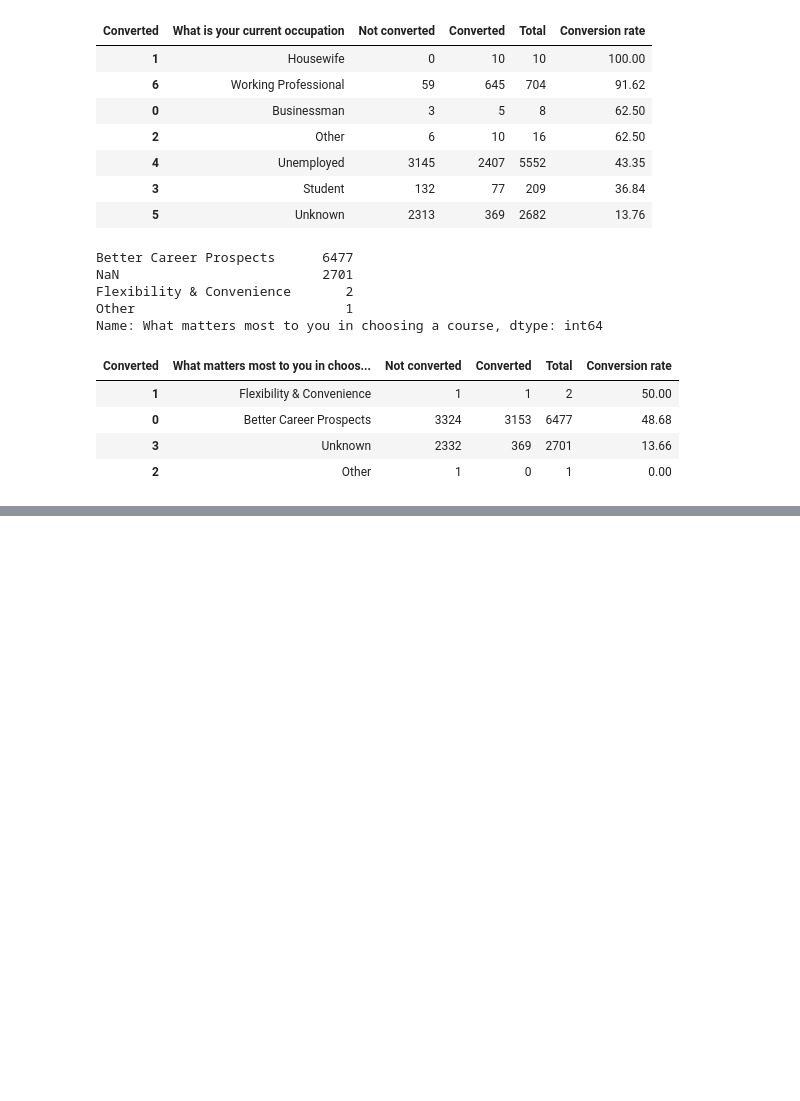
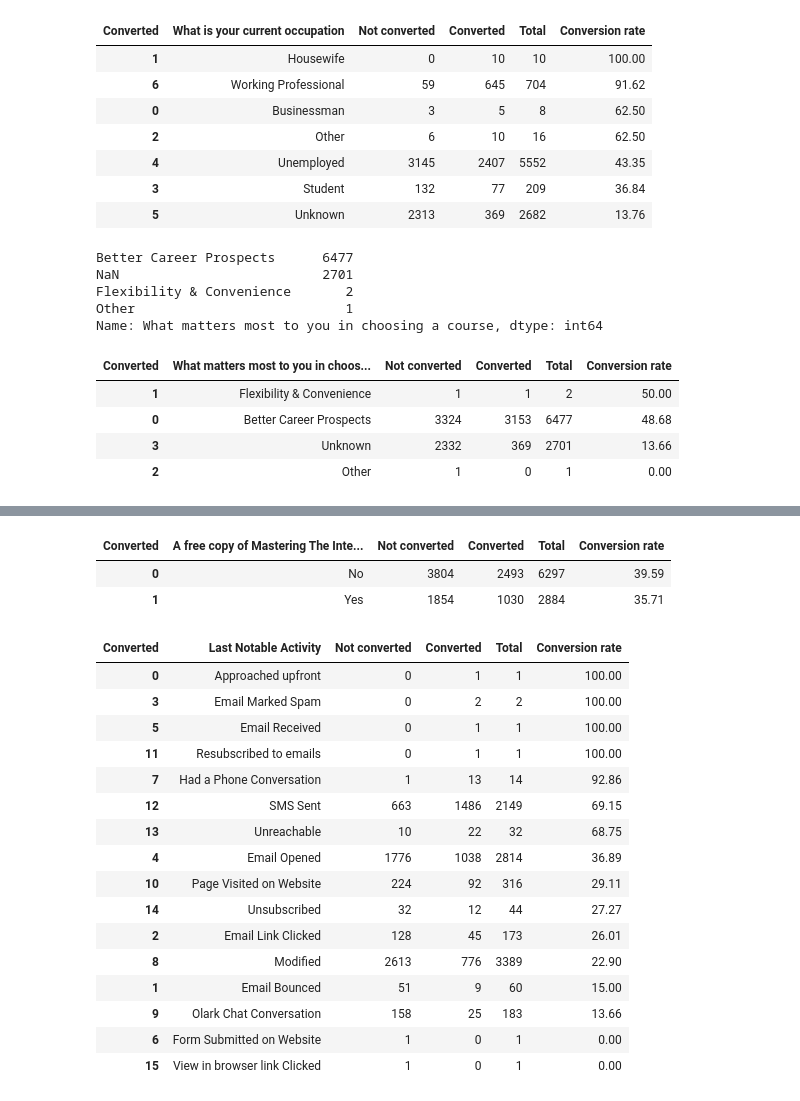
Before and after one commit to hyunjun33/Funnel_Analysis, a Jupyter notebook: Acquisition Analysis.ipynb, the cells around one changed output, grey strips where cells are left out. Drawn from its saved outputs; the diff is of its cells as text; code cells hidden in the pictures; blank space fills up the shorter version.

```diff
--- a/Acquisition Analysis.ipynb
+++ b/Acquisition Analysis.ipynb
@@ -519,0 +655,3 @@ df["Lead Quality"].value_counts(dropna=False)
+# %%
+df["Asymmetrique Activity Score"] = df["Asymmetrique Activity Score"].fillna("Unknown")
+conversion_rate(df, "Asymmetrique Activity Score")
@@ -519,0 +673,3 @@ df["Lead Quality"].value_counts(dropna=False)
+# %%
+df["Asymmetrique Profile Index"] = df["Asymmetrique Profile Index"].fillna("Unknown")
+conversion_rate(df, "Asymmetrique Profile Index")
@@ -519,0 +682,3 @@ df["Lead Quality"].value_counts(dropna=False)
+# %%
+df["Asymmetrique Profile Score"] = df["Asymmetrique Profile Score"].fillna("Unknown")
+conversion_rate(df, "Asymmetrique Profile Score")
@@ -519,0 +698,28 @@ df["Lead Quality"].value_counts(dropna=False)
+# %%
+df["A free copy of Mastering The Interview"] = df["A free copy of Mastering The Interview"].fillna("Unknown")
+conversion_rate(df, "A free copy of Mastering The Interview")
+# %% [output]
+| Converted | A free copy of Mastering The Inte... | Not converted | Converted | Total | Conversion rate |
+| 0 | No | 3804 | 2493 | 6297 | 39.59 |
+| 1 | Yes | 1854 | 1030 | 2884 | 35.71 |
+# %%
+df["Last Notable Activity"] = df["Last Notable Activity"].fillna("Unknown")
+conversion_rate(df, "Last Notable Activity")
+# %% [output]
+| Converted | Last Notable Activity | Not converted | Converted | Total | Conversion rate |
+| 0 | Approached upfront | 0 | 1 | 1 | 100.00 |
+| 3 | Email Marked Spam | 0 | 2 | 2 | 100.00 |
+| 5 | Email Received | 0 | 1 | 1 | 100.00 |
+| 11 | Resubscribed to emails | 0 | 1 | 1 | 100.00 |
+| 7 | Had a Phone Conversation | 1 | 13 | 14 | 92.86 |
+| 12 | SMS Sent | 663 | 1486 | 2149 | 69.15 |
+| 13 | Unreachable | 10 | 22 | 32 | 68.75 |
+| 4 | Email Opened | 1776 | 1038 | 2814 | 36.89 |
+| 10 | Page Visited on Website | 224 | 92 | 316 | 29.11 |
+| 14 | Unsubscribed | 32 | 12 | 44 | 27.27 |
+| 2 | Email Link Clicked | 128 | 45 | 173 | 26.01 |
+| 8 | Modified | 2613 | 776 | 3389 | 22.90 |
+| 1 | Email Bounced | 51 | 9 | 60 | 15.00 |
+| 9 | Olark Chat Conversation | 158 | 25 | 183 | 13.66 |
+| 6 | Form Submitted on Website | 1 | 0 | 1 | 0.00 |
+| 15 | View in browser link Clicked | 1 | 0 | 1 | 0.00 |
```
Also changed, not shown: parts of 34 cells of this notebook.
